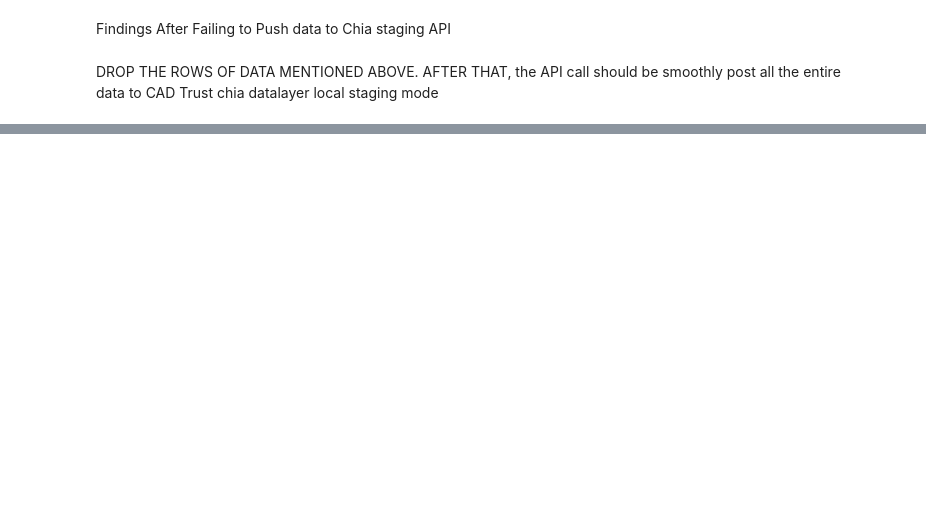
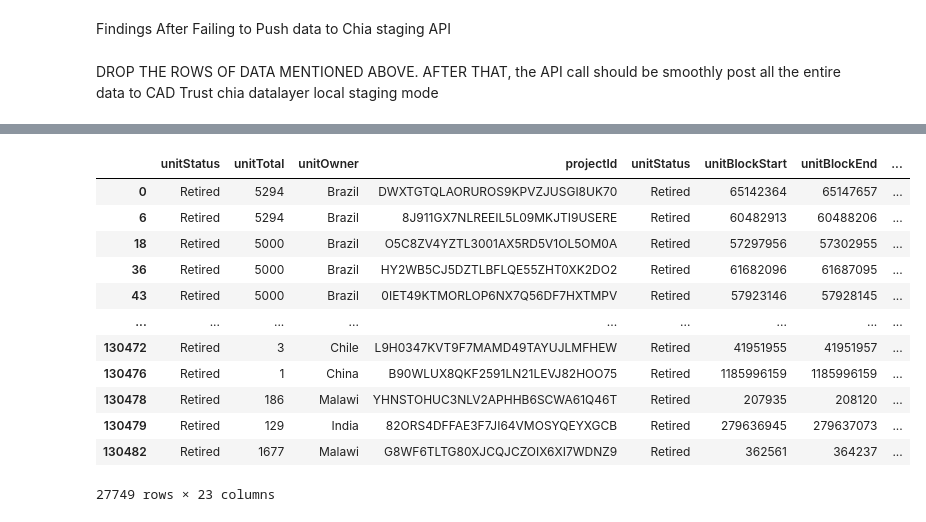
Before and after one commit to erickch123/cdm-unfccc-cadtrust, a Jupyter notebook: clean_cdm_projects.ipynb, the cells around one changed output, grey strips where cells are left out. Drawn from its saved outputs; the diff is of its cells as text; code cells hidden in the pictures; blank space fills up the shorter version.

```diff
--- a/clean_cdm_projects.ipynb
+++ b/clean_cdm_projects.ipynb
@@ -14,17 +14,17 @@ from datetime import datetime
 IMPORT RELEVANT CSV FILE
 # %%
 # Main CDM Registry project datasource from Database PA POA
-df_activities= pd.read_excel('CDM-Activities-November.xlsx')
+df_activities= pd.read_excel('./input/CDM-Activities-November.xlsx')
 
 # Country and geographic identifier file for easier mapping
-df_country_code = pd.read_excel('cdm-country-code.xlsx')
+df_country_code = pd.read_excel('./input/cdm-country-code.xlsx')
 
 
 # Countries in CADTrust, to check with the mismatch from UNFCCC in later data processing
-df_cadt_country = pd.read_excel("CADTrust_Country.xlsx")
+df_cadt_country = pd.read_excel("./input/CADTrust_Country.xlsx")
 
 # LOAD UNEP file for PDD mapping
-df_unep = pd.read_excel("cdm-pipeline.xlsx")
+df_unep = pd.read_excel("./input/cdm-pipeline.xlsx")
 # %% [markdown]
 INITIAL CLEANUP
 # %%
@@ -38,7 +38,7 @@ df_activities['CDM project reference number'] = df_activities['CDM project refer
 more_countries = df_activities[df_activities["List of host countries (ISO 2)"].str.len() > 2]
 
 # Create excel files for projects with more than one countries/ "List of host countries (ISO 2)",
-more_countries.to_excel("CDM_projects_many_countries.xlsx")
+more_countries.to_excel("./output/CDM_projects_many_countries.xlsx")
 
 # Map to CAD Trust based on the first country in the column
 df_activities["List of host countries (ISO 2)"] = df_activities["List of host countries (ISO 2)"].str[:2]
@@ -106,11 +106,11 @@ sector_code_map = {
 # basic cleanup
 def fillna_by_dtype(df):
     for column in df.columns:
-        if df[column].dtype == np.number:  # If the column is numeric
+        if pd.api.types.is_numeric_dtype(df[column]):  # Check if the column is numeric
             df[column] = df[column].fillna(0)
-        elif df[column].dtype == np.object:  # If the column is of object type (e.g., strings)
+        elif pd.api.types.is_object_dtype(df[column]):  # Check if the column is of object type (e.g., strings)
             df[column] = df[column].fillna('NA')
-        elif pd.api.types.is_datetime64_any_dtype(df[column]):  # If the column is datetime
+        elif pd.api.types.is_datetime64_any_dtype(df[column]):  # Check if the column is datetime
             df[column] = df[column].fillna(pd.Timestamp.min)
     return df
 
@@ -224,0 +473,43 @@ df_cleaned_project
+# %%
+df_merged = pd.merge(df_retired, df_needed, on='projectId', how='left', suffixes=('_retired', '_issuance'))
+
+# Filter rows where unitBlockStart and unitBlockEnd are within the start and end range
+df_linked = df_merged[(df_merged['unitBlockStart'] >= df_merged['start']) & (df_merged['unitBlockEnd'] <= df_merged['end'])]
+
+
+
+
+
+def checker_playaround(projectId):
+
+    filtered_braz = df_linked[df_linked['projectId'] == projectId]
+
+
+    fil_ori = df_retired[df_retired['projectId']== projectId]
+
+    fil_haha = df_needed[df_needed['projectId']== projectId]
+
+    filtered_braz.to_excel("testlook.xlsx")
+    print("unique issuance id here is",filtered_braz['id'].unique())
+    print("unique issuance id here is",fil_haha['id'].unique())
+    print("total length 1",len(fil_ori))
+    print("total length 2",len(filtered_braz))
+
+
+
+
+df_linked
+# %% [output]
+|  | unitStatus | unitTotal | unitOwner | projectId | unitStatus | unitBlockStart | unitBlockEnd | ... |
+| 0 | Retired | 5294 | Brazil | DWXTGTQLAORUROS9KPVZJUSGI8UK70 | Retired | 65142364 | 65147657 | ... |
+| 6 | Retired | 5294 | Brazil | 8J911GX7NLREEIL5L09MKJTI9USERE | Retired | 60482913 | 60488206 | ... |
+| 18 | Retired | 5000 | Brazil | O5C8ZV4YZTL3001AX5RD5V1OL5OM0A | Retired | 57297956 | 57302955 | ... |
+| 36 | Retired | 5000 | Brazil | HY2WB5CJ5DZTLBFLQE55ZHT0XK2DO2 | Retired | 61682096 | 61687095 | ... |
+| 43 | Retired | 5000 | Brazil | 0IET49KTMORLOP6NX7Q56DF7HXTMPV | Retired | 57923146 | 57928145 | ... |
+| ... | ... | ... | ... | ... | ... | ... | ... | ... |
+| 130472 | Retired | 3 | Chile | L9H0347KVT9F7MAMD49TAYUJLMFHEW | Retired | 41951955 | 41951957 | ... |
+| 130476 | Retired | 1 | China | B90WLUX8QKF2591LN21LEVJ82HOO75 | Retired | 1185996159 | 1185996159 | ... |
+| 130478 | Retired | 186 | Malawi | YHNSTOHUC3NLV2APHHB6SCWA61Q46T | Retired | 207935 | 208120 | ... |
+| 130479 | Retired | 129 | India | 82ORS4DFFAE3F7JI64VMOSYQEYXGCB | Retired | 279636945 | 279637073 | ... |
+| 130482 | Retired | 1677 | Malawi | G8WF6TLTG80XJCQJCZOIX6XI7WDNZ9 | Retired | 362561 | 364237 | ... |
+27749 rows × 23 columns
```
Also changed, not shown: parts of 24 cells of this notebook, 39 other files.
